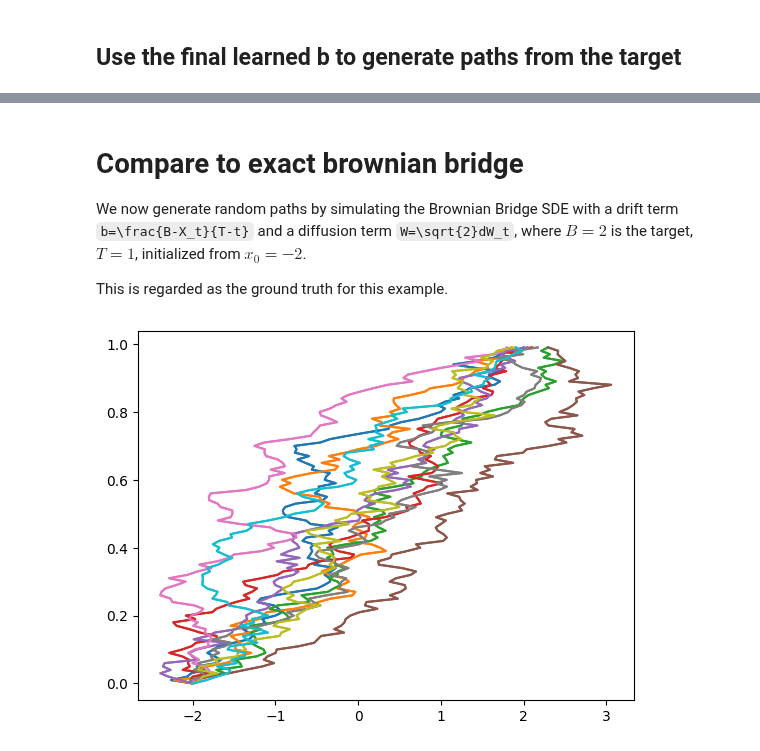
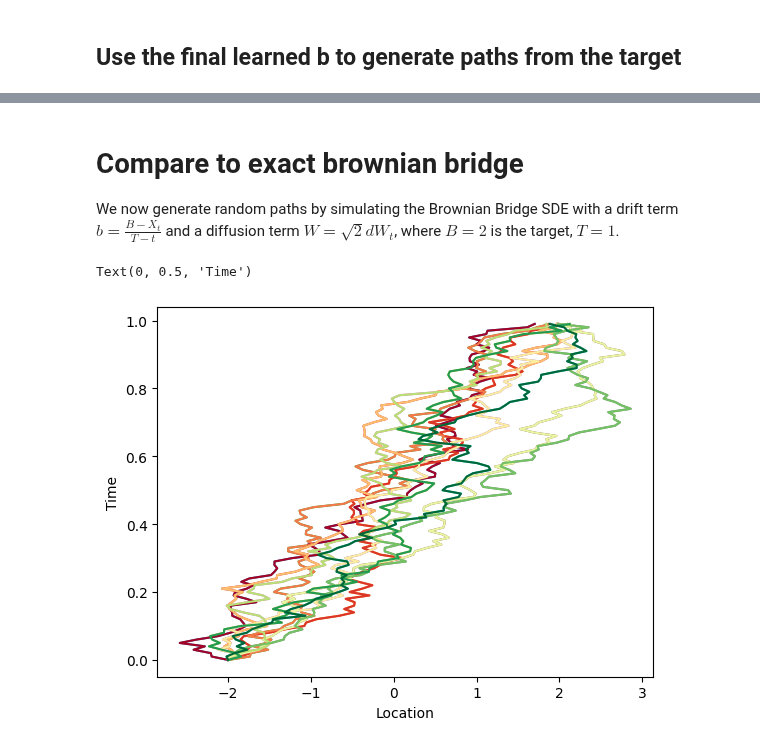
Before and after one commit to reubenharry/path_sampling, a Jupyter notebook: notebooks/notebook_0.ipynb, the cells around one changed output, grey strips where cells are left out. Drawn from its saved outputs; the diff is of its cells as text; code cells hidden in the pictures.

Commit message:
paths

```diff
--- a/notebooks/notebook_0.ipynb
+++ b/notebooks/notebook_0.ipynb
@@ -92,6 +92,7 @@ Train loss: 34412.859375
 # use this if we do amortized nn
 # b = make_b(schedule[:i], uref, dbds)
 
+key = jax.random.key(3)
 path_key, model_key, refine_key = jax.random.split(key, 3)
 
 W = lambda _, key: jnp.sqrt(2)*jax.random.normal(key, shape=(ndims,))
@@ -174,18 +117,0 @@ s:  0.9
-# %%
-
-path_key, model_key, refine_key = jax.random.split(key, 3)
-
-W = lambda _, key: jnp.sqrt(2)*jax.random.normal(key, shape=(ndims,))
-
-
-# xs : [batch_size, num_steps, ndims]
-xs, times = jax.pmap(lambda key:sample_sde(
-b=b,
-W = W,
-rho =  lambda key: jnp.zeros((ndims,))-2.0,
-key=key,
-dt=hyperparams['dt'],
-num_steps=hyperparams['num_steps']))(jax.random.split(path_key, 10))
-
-for path in xs:
-    plt.plot(path, times[0])
@@ -194,45 +118,46 @@ for path in xs:
 # %% [markdown]
 # Compare to exact brownian bridge
 
-We now generate random paths by simulating the Brownian Bridge SDE with a drift term `b=\frac{B-X_t}{T-t}` and a diffusion term `W=\sqrt{2}dW_t`, where $B=2$ is the target, $T=1$, initialized from $x_0=-2$.
-
-This is regarded as the ground truth for this example.
+We now generate random paths by simulating the Brownian Bridge SDE with a drift term $b=\frac{B-X_t}{T-t}$ and a diffusion term $W=\sqrt{2}dW_t$, where $B=2$ is the target, $T=1$.
 # %%
 # estimate marginals
 from path_sampling import make_double_well_potential, sample_sde
 
-key = jax.random.key(0)
-ndims = 1
 
 hyperparams={'dt': 0.01, 'num_steps': 100, 'num_training_steps' : 200}
 B = 2.0
 
 
 paths, times = jax.pmap(lambda k: sample_sde(
     b= lambda x,t: (B - x)/(1-t),
     W = lambda _, key: jnp.sqrt(2)*jax.random.normal(key, shape=(ndims,)),
     rho = lambda key: jnp.zeros((ndims,))-2.,   # initial point
     key=k,
     dt=hyperparams['dt'],
     num_steps=hyperparams['num_steps']))(jax.random.split(key, 10))
 
 # visualize path
 for path, time in zip(paths, times):
     plt.plot(path,time)
 
 # plot potential
 x = np.linspace(-2.5, 2.5, 100)
 
 # red to green colormap
 # Create a colormap from red to green
-# cmap = plt.cm.RdYlGn
-# colors = cmap(np.linspace(0, 1, len(paths)))
+cmap = plt.cm.RdYlGn
+colors = cmap(np.linspace(0, 1, len(paths)))
 
 # Plot each path with a color from the gradient
 for i, (path, time) in enumerate(zip(paths, times)):
-    plt.plot(path, time)
+    plt.plot(path, time, color=colors[i])
+
+
+plt.xlabel('Location')
+plt.ylabel('Time')
 
 # Plot the potential
 # plt.plot(x, potential(x[:, None]), 'k--', alpha=0.7)  # Plot potential as dashed black line
 # %% [output]
+Text(0, 0.5, 'Time')
-[figure, old version]
+[figure, new version]
```
Also changed, not shown: parts of 6 cells of this notebook, 2 other files.
